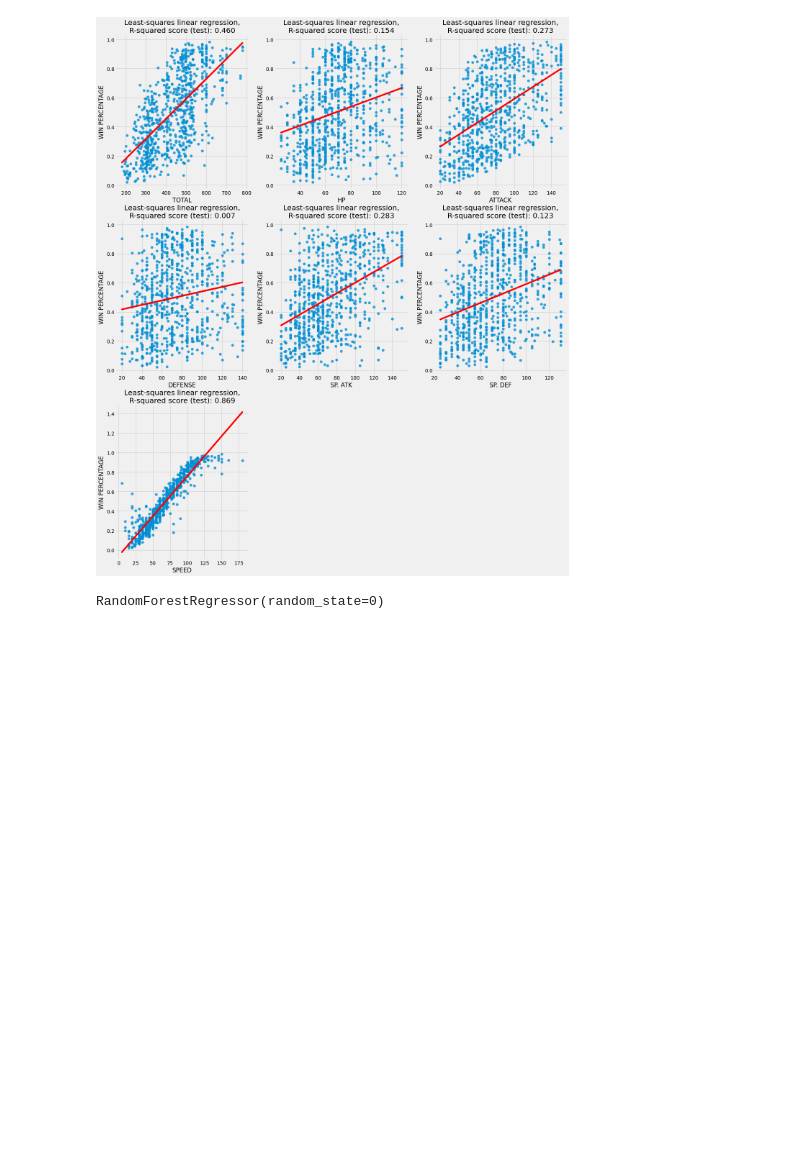
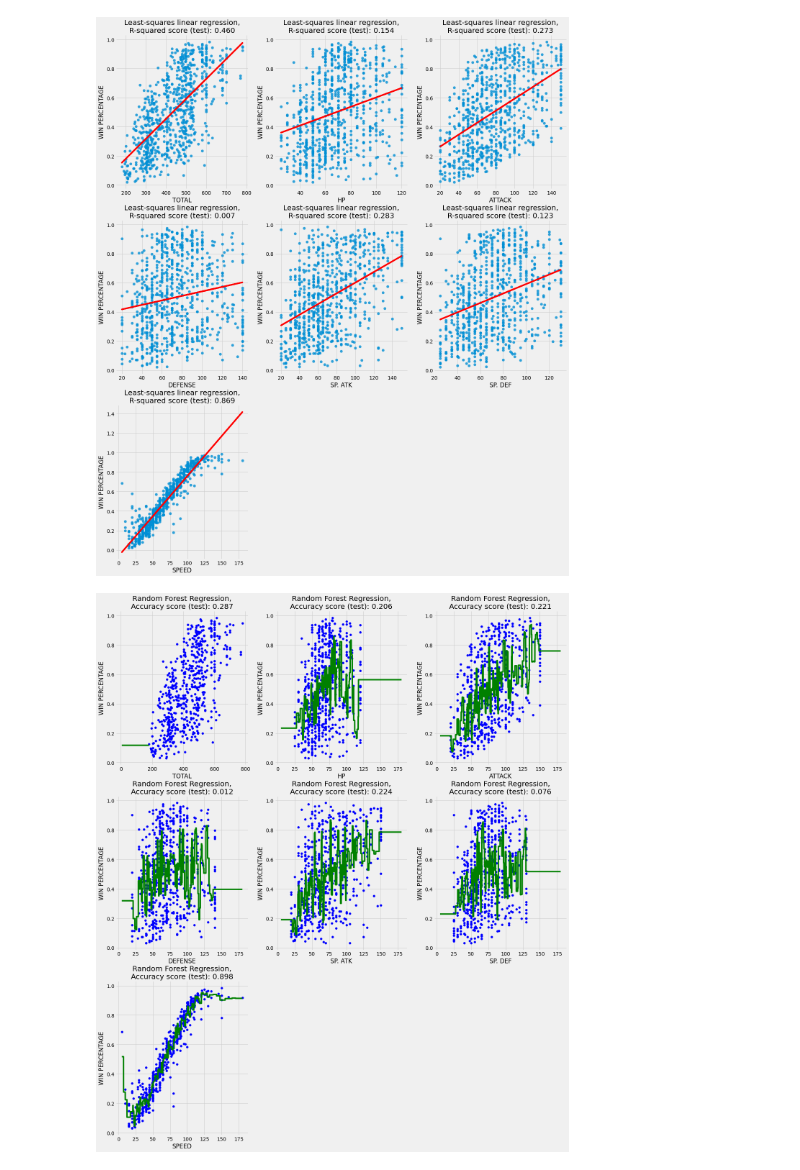
Before and after one commit to mehmetizmirlioglu/pokemon, a Jupyter notebook: pokemon.ipynb, the cells around one changed output. Drawn from its saved outputs; the diff is of its cells as text; code cells hidden in the pictures; blank space fills up the shorter version.

```diff
--- a/pokemon.ipynb
+++ b/pokemon.ipynb
@@ -379,9 +373,29 @@ trained_X = pd.DataFrame(normalized_X)
-# %%
-from sklearn.ensemble import RandomForestRegressor
-regressor = RandomForestRegressor(n_estimators = 100, random_state = 0)
-regressor.fit(X_train, y_train)
-# %% [output]
-RandomForestRegressor(random_state=0)
 # %%
-Y_pred = regressor.predict(np.array([6.5]).reshape(1, 1))  # test the output by changing values
+stats = df.dtypes[df.dtypes == 'int64'].index
+stats = stats[1:8]
+yVariable = "WIN PERCENTAGE"
+fig = plt.figure(figsize=(20, 25))
+for i, stat in enumerate(stats):
+    fig.add_subplot(3, 3, i + 1)
+    xVariable = stat
+    regresX = df.loc[:,xVariable:]
+    regresy = pd.DataFrame(df.loc[:,yVariable])
+    X_train, X_test, y_train, y_test = train_test_split(
+        pd.DataFrame(regresX.loc[:,xVariable]),
+        regresy,
+        random_state = 0
+    )
+    regressor = RandomForestRegressor(n_estimators = 100, random_state = 0)
+    regressor.fit(X_train, y_train)
+    Y_pred = regressor.predict(np.array([6.5]).reshape(1, 1))  # test the output by changing values
+    X_grid = np.arange(min(x), max(x), 0.01)
+    X_grid = X_grid.reshape((len(X_grid), 1))
+    plt.scatter(X_train, y_train, color = 'blue')
+    plt.plot(X_grid, regressor.predict(X_grid), color = 'green')
+    plt.title('Random Forest Regression,\nAccuracy score (test): {:.3f}'.format(regressor.score(X_test, y_test)))
+    plt.xlabel(xVariable)
+    plt.ylabel(yVariable)
+plt.show()
+# %% [output]
+[figure, added]
 # %%
```
Also changed, not shown: parts of 7 cells of this notebook.
